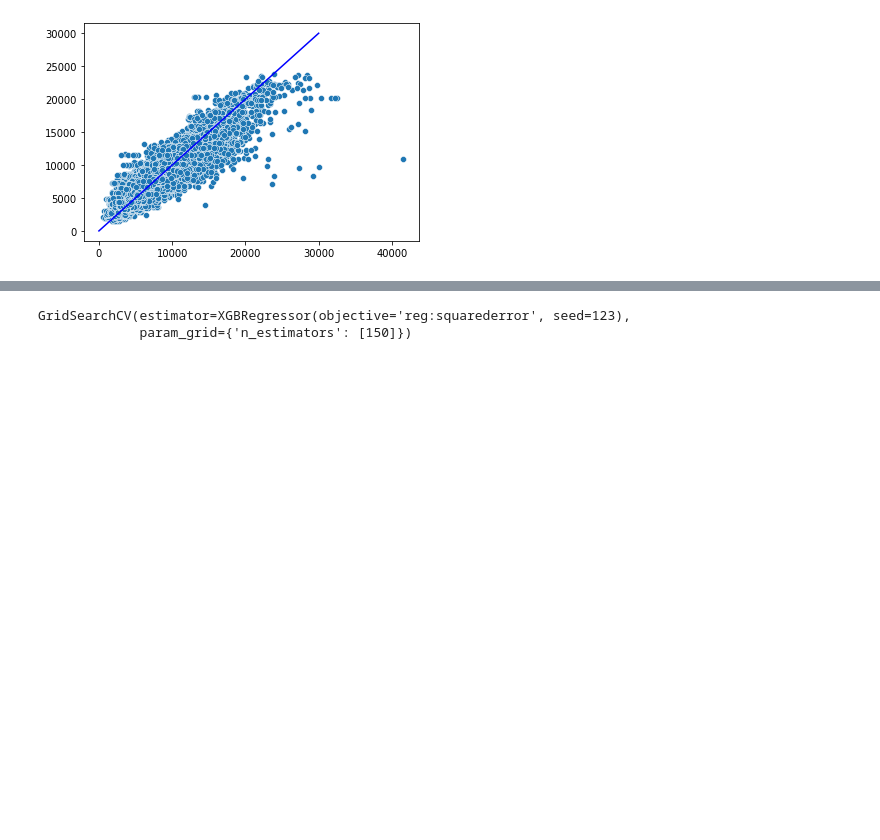
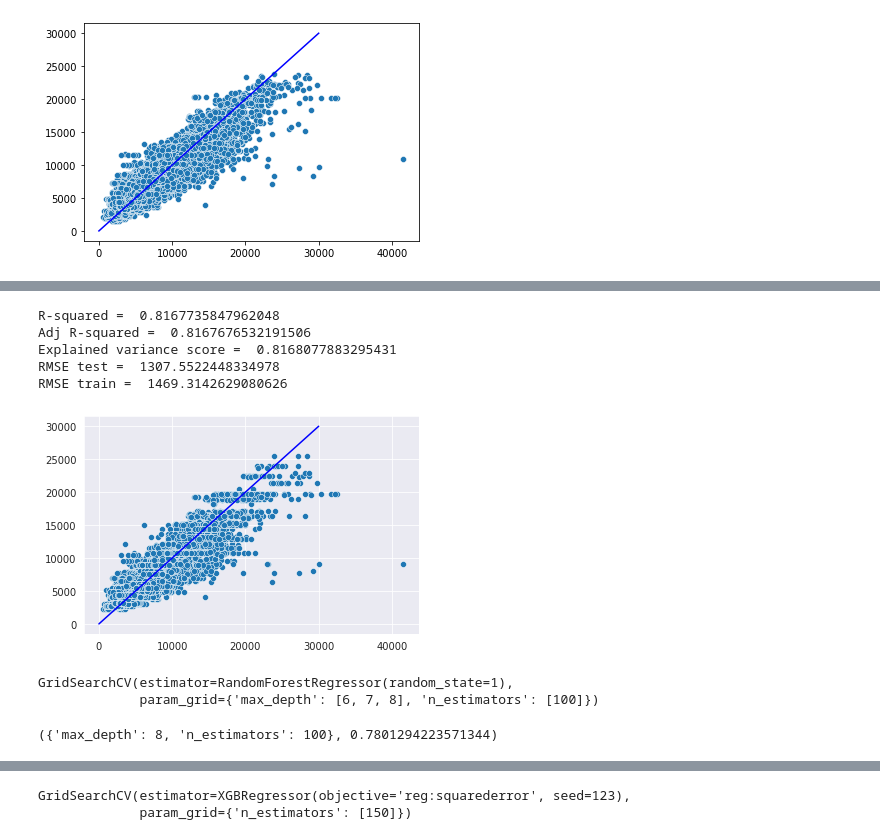
Before and after one commit to AkshayAgr/rossmann-sales-prediction, a Jupyter notebook: Rossmann_Sales_Prediction_Capstone_Project.ipynb, the cells around one changed output, grey strips where cells are left out. Saved outputs shown, nothing was run; the diff lists cells and outputs as text; code cells hidden in the pictures; blank space fills up the shorter version.

```diff
--- a/Rossmann_Sales_Prediction_Capstone_Project.ipynb
+++ b/Rossmann_Sales_Prediction_Capstone_Project.ipynb
@@ -689,0 +720,25 @@ RMSE train =  310.3929277080003
+# %%
+y_pred = forest_grid1.predict(x_test)
+y_train_pred = forest_grid1.predict(x_train)
+regression_performance(y_pred, y_train_pred)
+# %% [output]
+R-squared =  0.8167735847962048
+Adj R-squared =  0.8167676532191506
+Explained variance score =  0.8168077883295431
+RMSE test =  1307.5522448334978
+RMSE train =  1469.3142629080626
+[figure, added]
+# %%
+forest_hyper['max_depth'] = [6, 7, 8]
+forest_hyper['n_estimators'] = [100]
+forest_grid2 = GridSearchCV(estimator = forest_regressor, param_grid = forest_hyper)
+
+# fit the regressor with x and y data
+forest_grid2.fit(x_train, y_train.to_numpy().flatten())
+# %% [output]
+GridSearchCV(estimator=RandomForestRegressor(random_state=1),
+             param_grid={'max_depth': [6, 7, 8], 'n_estimators': [100]})
+# %%
+forest_grid2.best_params_, forest_grid2.best_score_
+# %% [output]
+({'max_depth': 8, 'n_estimators': 100}, 0.7801294223571344)
```
Also changed, not shown: parts of 44 cells of this notebook.
